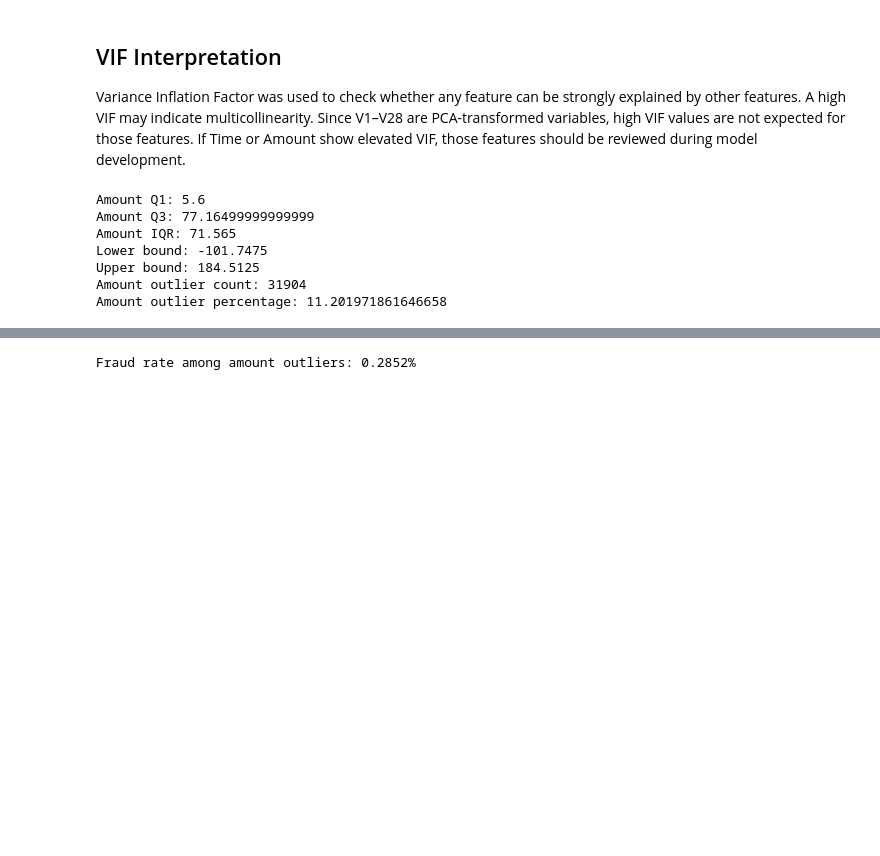
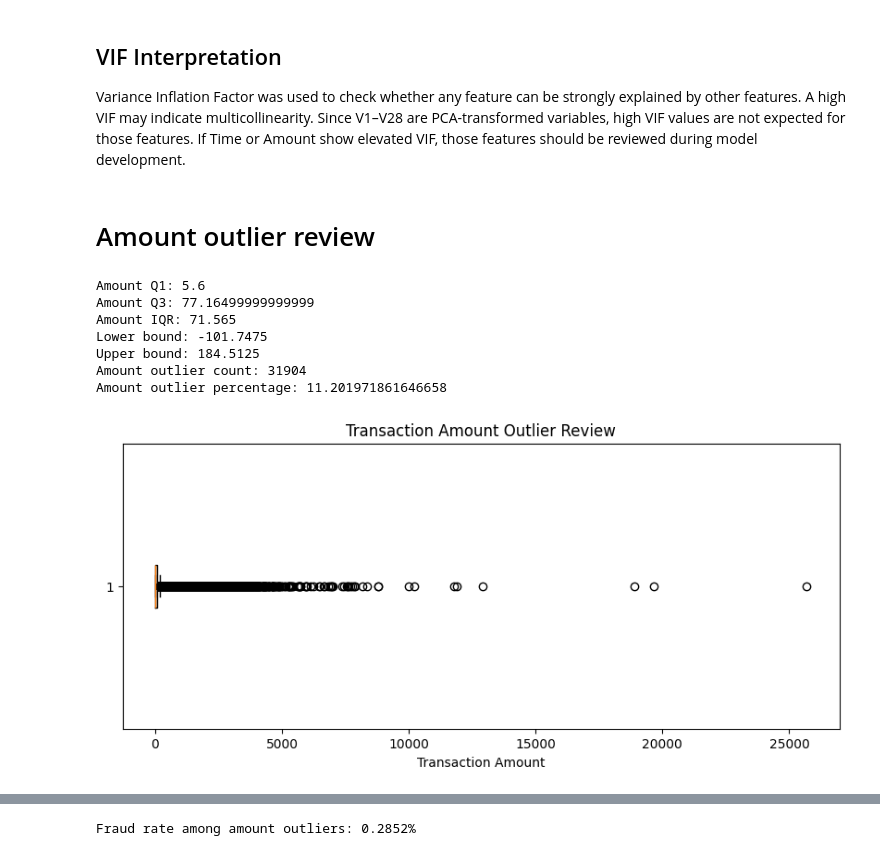
Before and after one commit to parviza9999/Credit-Card-Fraud-Detection-, a Jupyter notebook: notebooks/01_complete_eda_credit_card_fraud.ipynb, the cells around one changed output, grey strips where cells are left out. Cells and saved outputs as stored; diff of their text form; code cells hidden in the pictures; blank space fills up the shorter version.

```diff
--- a/notebooks/01_complete_eda_credit_card_fraud.ipynb
+++ b/notebooks/01_complete_eda_credit_card_fraud.ipynb
@@ -350,6 +396,8 @@ vif_df.sort_values("VIF", ascending=False)
 ## VIF Interpretation
 
 Variance Inflation Factor was used to check whether any feature can be strongly explained by other features. A high VIF may indicate multicollinearity. Since V1–V28 are PCA-transformed variables, high VIF values are not expected for those features. If Time or Amount show elevated VIF, those features should be reviewed during model development.
+# %% [markdown]
+# Amount outlier review
 # %%
 amount_q1 = df["Amount"].quantile(0.25)
 amount_q3 = df["Amount"].quantile(0.75)
@@ -375,3 +423,13 @@ Lower bound: -101.7475
 Upper bound: 184.5125
 Amount outlier count: 31904
 Amount outlier percentage: 11.201971861646658
+# %%
+# Amount outlier visualization: boxplot
+
+plt.figure(figsize=(10, 4))
+plt.boxplot(df["Amount"], vert=False, showfliers=True)
+plt.title("Transaction Amount Outlier Review")
+plt.xlabel("Transaction Amount")
+plt.show()
+# %% [output]
+[figure, added]
```
Also changed, not shown: parts of 28 cells of this notebook.
